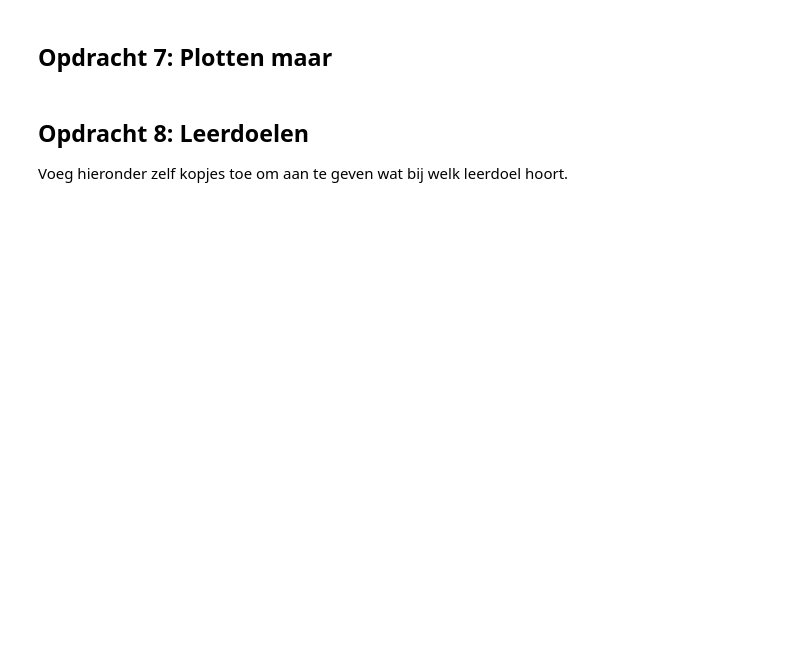
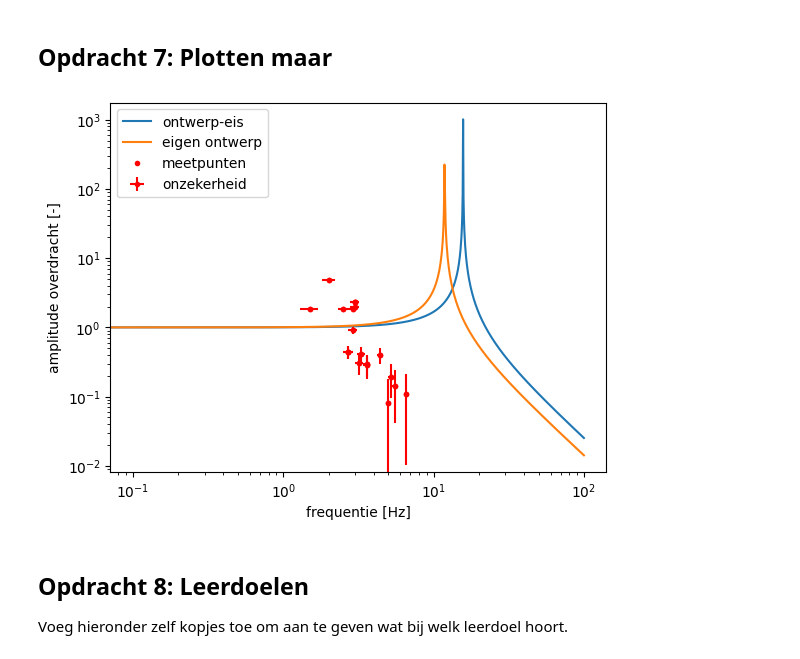
Before and after one commit to sdwijnands/opdrachten-DEF-D, a Jupyter notebook: FysiekeOntwerpopdrachten/5MaakEenOpstellingTrillingsvrij/Ontwerpopdracht5MaakEenOpstellingTrillingsvrijInvulTemplate.ipynb, the cells around one changed output. Cells and saved outputs as stored; diff of their text form; code cells hidden in the pictures; blank space fills up the shorter version.

```diff
--- a/FysiekeOntwerpopdrachten/5MaakEenOpstellingTrillingsvrij/Ontwerpopdracht5MaakEenOpstellingTrillingsvrijInvulTemplate.ipynb
+++ b/FysiekeOntwerpopdrachten/5MaakEenOpstellingTrillingsvrij/Ontwerpopdracht5MaakEenOpstellingTrillingsvrijInvulTemplate.ipynb
@@ -109,6 +185,38 @@ Als je hier negatief geantwoord hebt, kopieer onder deze cel dan alle cellen van
 ## Opdracht 7: Plotten maar
 # %%
 # Voeg hier je plots in.
+freq= np.array([5.2,5.5,6.6,5,4.4,3.6,3.6,3.3,3.2,1.5,2.7,2.9,3,2.5,2.7,3,2.9,3,2])
+ada= np.array([0.25/1.28,0.2/1.41,0.34/3.08,0.29/3.63,0.43/1.08,0.18/0.61,0.24/0.85,0.63/1.5,1.11/3.66,0.2/0.11,0.29/0.65,0.22/0.24,0.28/0.12,0.13/0.07,0.29/0.65,0.28/0.12,0.41/0.22,1.03/0.53,2.23/0.46])
+
+def f(w):
+    return np.abs(1/(1-((w**2)/(omega_0**2))))
+
+def f2(w,x):
+    return np.abs(1/(1-((w**2)/((g)/(x)))))
+
+a= np.linspace(0,100,1000)
+
+plt.figure()
+plt.plot(a,f(a),label='ontwerp-eis')
+plt.xscale('log')
+plt.yscale('log')
+plt.ylabel('amplitude overdracht [-]')
+plt.xlabel('frequentie [Hz]')
+
+
+plt.plot(a,f2(a,0.07),label='eigen ontwerp')
+
+plt.plot(freq,ada,'r.',label='meetpunten')
+
+xerr= 0.2
+yerr= 0.1
+
+plt.errorbar(freq,ada,xerr=xerr,yerr=yerr,fmt='r.',label='onzekerheid')
+
+plt.legend()
+plt.savefig('opdracht7')
+# %% [output]
+[figure, added]
 # %% [markdown]
 ## Opdracht 8: Leerdoelen
 Voeg hieronder zelf kopjes toe om aan te geven wat bij welk leerdoel hoort.
```
Also changed, not shown: parts of 13 cells of this notebook, 5 other files.
